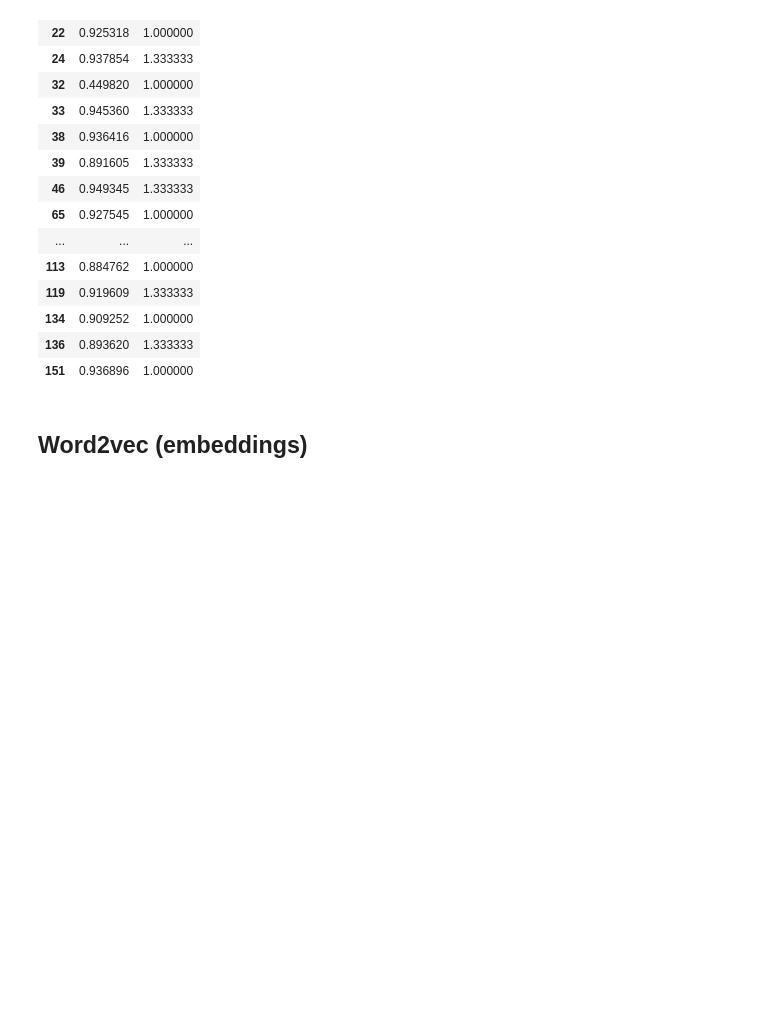
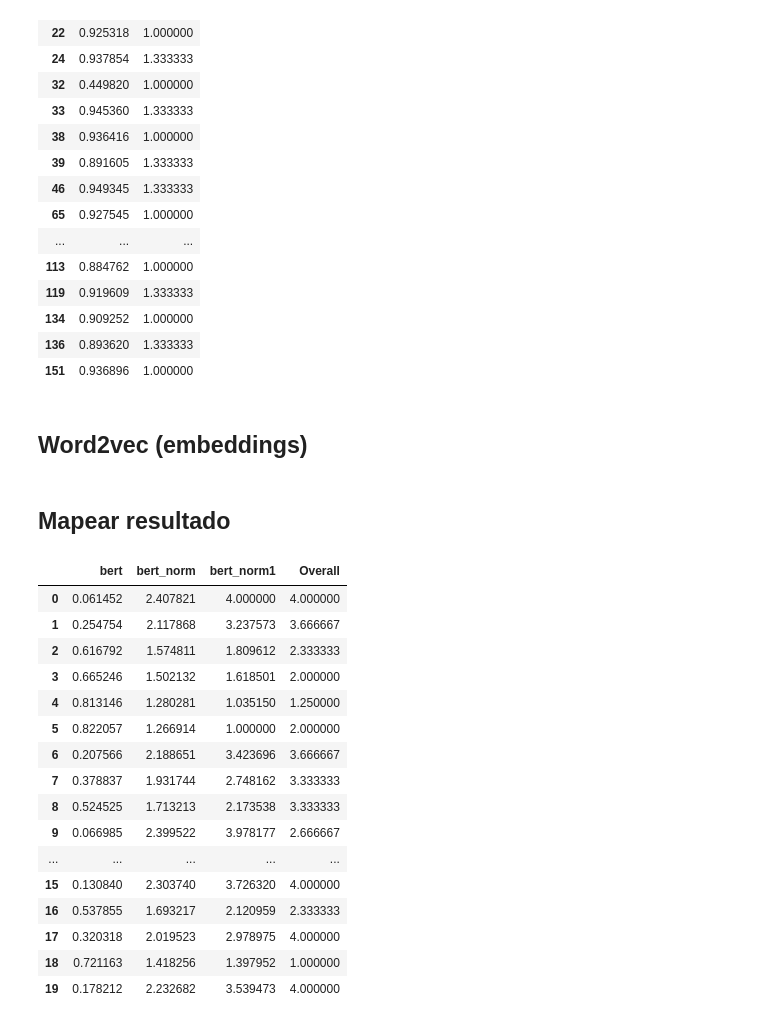
Before and after one commit to mariamaOlive/projeto2-nlp-sidi-residencia, a Jupyter notebook: preprocessing.ipynb, the cells around one changed output. Cells and saved outputs as stored; diff of their text form; code cells hidden in the pictures; blank space fills up the shorter version.

Commit message:
Normalizando resultado de similaridade

```diff
--- a/preprocessing.ipynb
+++ b/preprocessing.ipynb
@@ -489,0 +475,32 @@ dfdas
+# %% [markdown]
+## Mapear resultado
+# %%
+def transformarResultado(resultado, OldMax=-1, OldMin=1, NewMax=4, NewMin=1):
+    OldRange = (OldMax - OldMin)
+    NewRange = (NewMax - NewMin)
+    NewValue = (((resultado - OldMin) * NewRange) / OldRange) + NewMin
+    return NewValue
+
+
+dfText['bert_norm'] = dfText['bert'].apply(lambda x: transformarResultado(x))
+dfText['bert_norm1'] = dfText['bert'].apply(lambda x: transformarResultado(x, OldMax=min(dfText['bert']), OldMin = max(dfText['bert'])))
+# %%
+dfText[['bert', 'bert_norm', 'bert_norm1', 'Overall']].head(20)
+# %% [output]
+|  | bert | bert_norm | bert_norm1 | Overall |
+| 0 | 0.061452 | 2.407821 | 4.000000 | 4.000000 |
+| 1 | 0.254754 | 2.117868 | 3.237573 | 3.666667 |
+| 2 | 0.616792 | 1.574811 | 1.809612 | 2.333333 |
+| 3 | 0.665246 | 1.502132 | 1.618501 | 2.000000 |
+| 4 | 0.813146 | 1.280281 | 1.035150 | 1.250000 |
+| 5 | 0.822057 | 1.266914 | 1.000000 | 2.000000 |
+| 6 | 0.207566 | 2.188651 | 3.423696 | 3.666667 |
+| 7 | 0.378837 | 1.931744 | 2.748162 | 3.333333 |
+| 8 | 0.524525 | 1.713213 | 2.173538 | 3.333333 |
+| 9 | 0.066985 | 2.399522 | 3.978177 | 2.666667 |
+| ... | ... | ... | ... | ... |
+| 15 | 0.130840 | 2.303740 | 3.726320 | 4.000000 |
+| 16 | 0.537855 | 1.693217 | 2.120959 | 2.333333 |
+| 17 | 0.320318 | 2.019523 | 2.978975 | 4.000000 |
+| 18 | 0.721163 | 1.418256 | 1.397952 | 1.000000 |
+| 19 | 0.178212 | 2.232682 | 3.539473 | 4.000000 |
```
Also changed, not shown: parts of 16 cells of this notebook.
